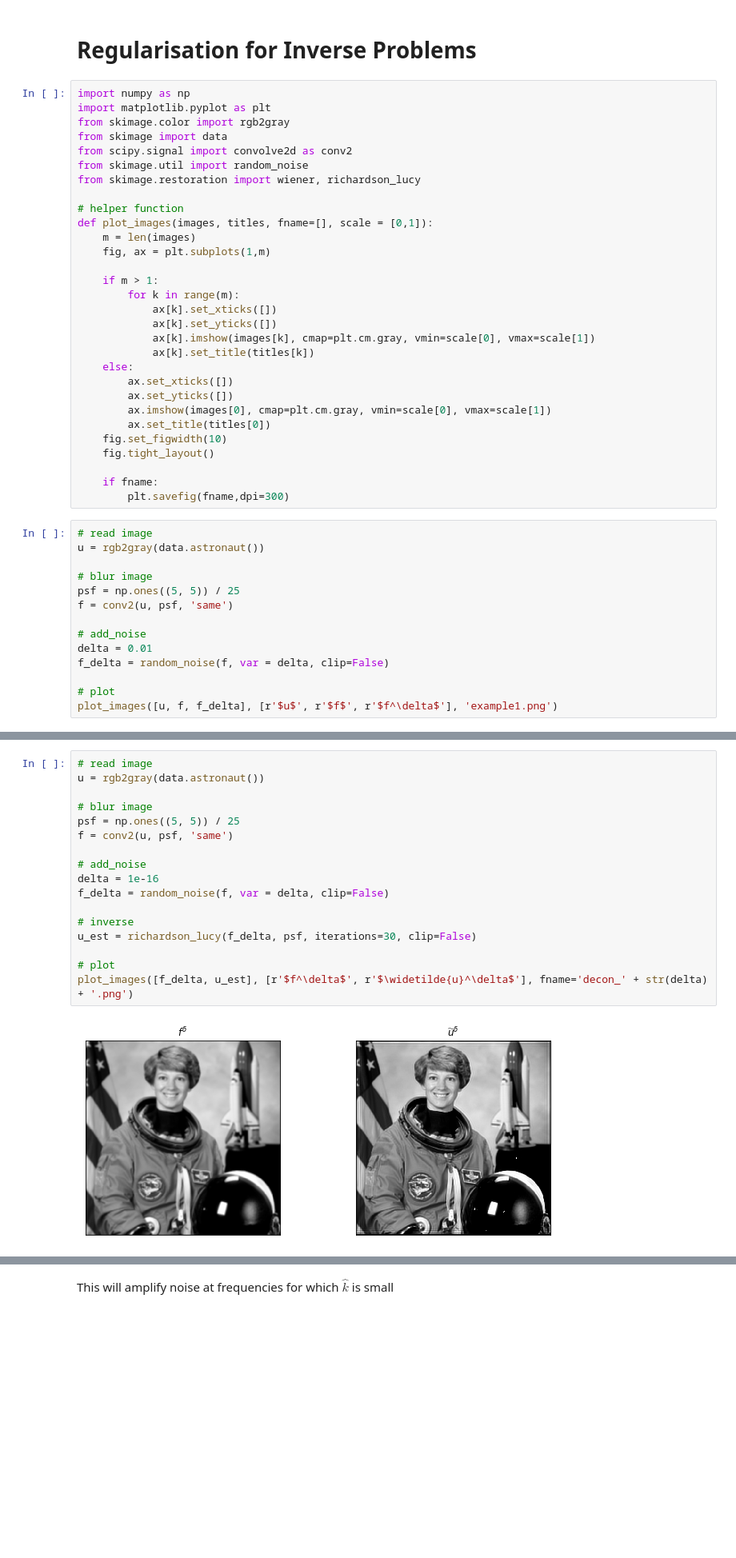
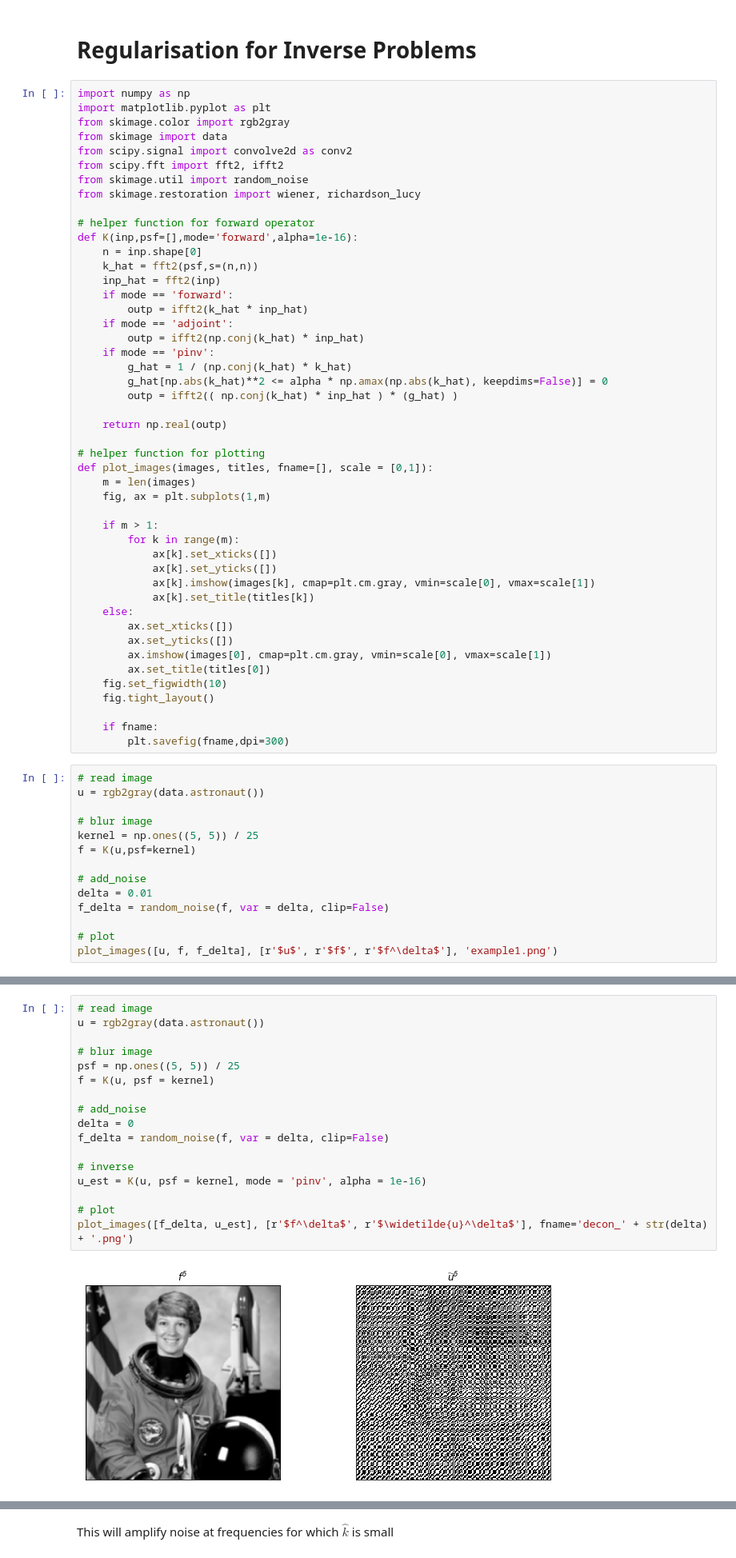
Before and after one commit to TristanvanLeeuwen/Summerschool, a Jupyter notebook: Presentation.ipynb, the cells around one changed output, grey strips where cells are left out. Shown at 80% size. Drawn from its saved outputs; the diff is of its cells as text; blank space fills up the shorter version.

```diff
--- a/Presentation.ipynb
+++ b/Presentation.ipynb
@@ -6,10 +6,27 @@ import matplotlib.pyplot as plt
 from skimage.color import rgb2gray
 from skimage import data
 from scipy.signal import convolve2d as conv2
+from scipy.fft import fft2, ifft2
 from skimage.util import random_noise
 from skimage.restoration import wiener, richardson_lucy
 
-# helper function
+# helper function for forward operator
+def K(inp,psf=[],mode='forward',alpha=1e-16):
+    n = inp.shape[0]
+    k_hat = fft2(psf,s=(n,n))
+    inp_hat = fft2(inp)
+    if mode == 'forward':
+        outp = ifft2(k_hat * inp_hat)
+    if mode == 'adjoint':
+        outp = ifft2(np.conj(k_hat) * inp_hat)
+    if mode == 'pinv':
+        g_hat = 1 / (np.conj(k_hat) * k_hat)
+        g_hat[np.abs(k_hat)**2 <= alpha * np.amax(np.abs(k_hat), keepdims=False)] = 0
+        outp = ifft2(( np.conj(k_hat) * inp_hat ) * (g_hat) )
+
+    return np.real(outp)
+
+# helper function for plotting
 def plot_images(images, titles, fname=[], scale = [0,1]):
     m = len(images)
     fig, ax = plt.subplots(1,m)
@@ -35,8 +52,8 @@ def plot_images(images, titles, fname=[], scale = [0,1]):
 u = rgb2gray(data.astronaut())
 
 # blur image
-psf = np.ones((5, 5)) / 25
-f = conv2(u, psf, 'same')
+kernel = np.ones((5, 5)) / 25
+f = K(u,psf=kernel)
 
 # add_noise
 delta = 0.01
@@ -69,22 +86,22 @@ plot_images([u, f, f_delta], [r'$u$', r'$f$', r'$f^\delta$'], 'example1.png')
 # %%
 # read image
 u = rgb2gray(data.astronaut())
 
 # blur image
 psf = np.ones((5, 5)) / 25
-f = conv2(u, psf, 'same')
+f = K(u, psf = kernel)
 
 # add_noise
-delta = 1e-16
+delta = 0
 f_delta = random_noise(f, var = delta, clip=False)
 
 # inverse
-u_est = richardson_lucy(f_delta, psf, iterations=30, clip=False)
+u_est = K(u, psf = kernel, mode = 'pinv', alpha = 1e-16)
 
 # plot
 plot_images([f_delta, u_est], [r'$f^\delta$', r'$\widetilde{u}^\delta$'], fname='decon_' + str(delta) + '.png')
 # %% [output]
-[figure, old version]
+[figure, new version]
 # %% [markdown]
 We can naively retrieve the solution via deconvolution
 
```
Also changed, not shown: parts of 15 cells of this notebook.
